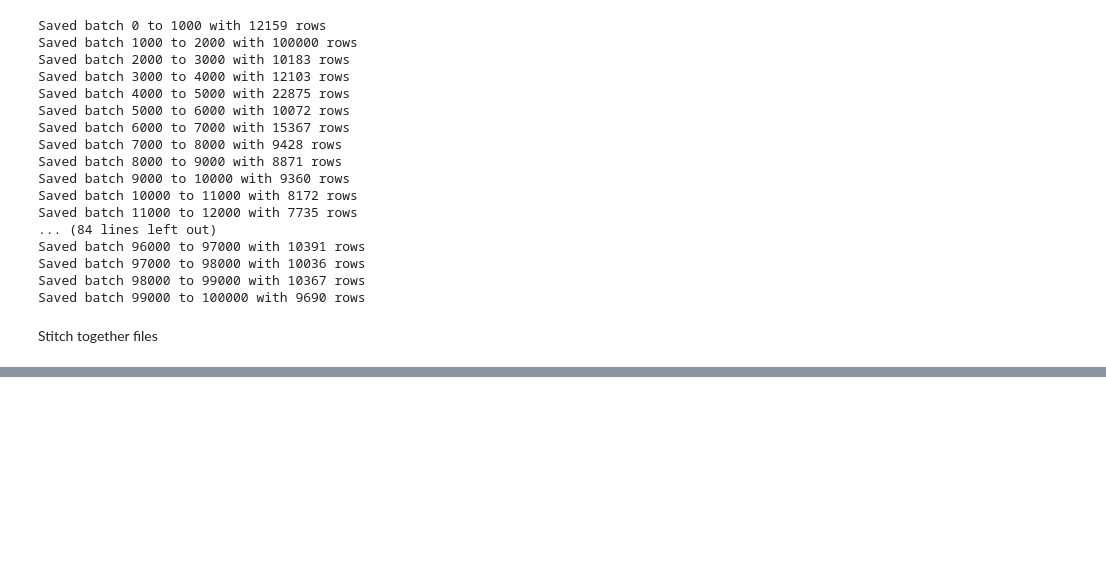
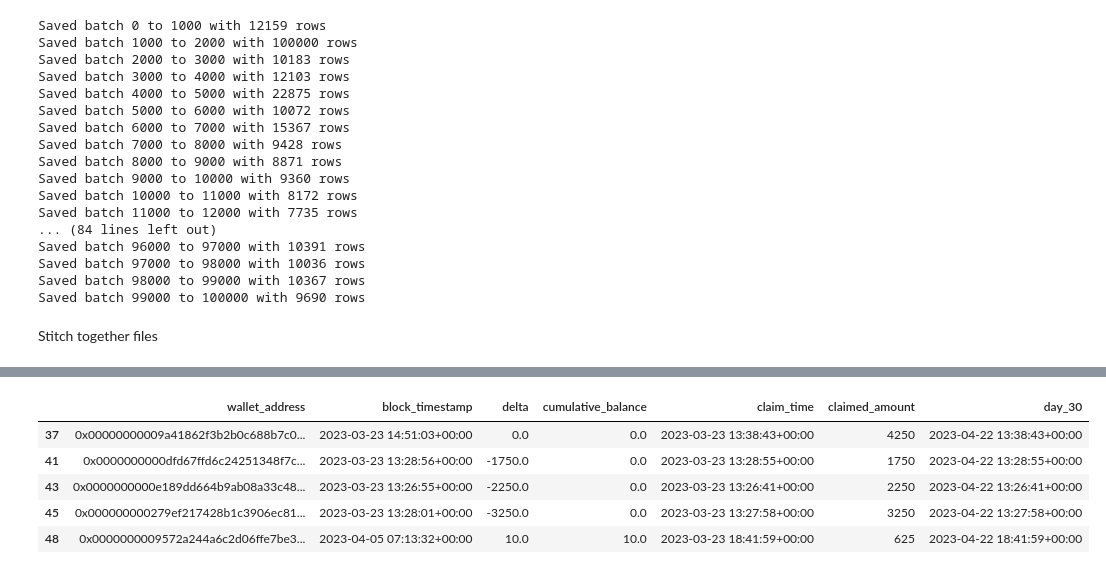
Before and after one commit to PointingNoWhere/arb_airdrop, a Jupyter notebook: notebooks/04_smd_arbdata_wallet_balance.ipynb, the cells around one changed output, grey strips where cells are left out. Drawn from its saved outputs; the diff is of its cells as text; code cells hidden in the pictures; blank space fills up the shorter version.

```diff
--- a/notebooks/04_smd_arbdata_wallet_balance.ipynb
+++ b/notebooks/04_smd_arbdata_wallet_balance.ipynb
@@ -85,0 +165,27 @@ ValueError: No objects to concatenate
+# %%
+recipients_df['claim_time'] = pd.to_datetime(recipients_df['claim_time'])
+daily_balances['block_timestamp'] = pd.to_datetime(daily_balances['block_timestamp'])
+# %%
+# Merge to get claim_time and claimed_amount in daily_balances
+merged_df = daily_balances.merge(
+    recipients_df[['wallet_address', 'claim_time', 'claimed_amount']],
+    on='wallet_address',
+    how='left'
+)
+# %%
+# Ensure all timestamps are UTC-aware and comparable
+merged_df['block_timestamp'] = pd.to_datetime(merged_df['block_timestamp'], utc=True)
+merged_df['claim_time'] = pd.to_datetime(merged_df['claim_time'], utc=True)
+merged_df['day_30'] = merged_df['claim_time'] + pd.Timedelta(days=30)
+# %%
+# Filter rows within the 30-day window
+filtered_df = merged_df[merged_df['block_timestamp'] <= merged_df['day_30']]
+
+# Keep the latest record per wallet before day 30
+latest_balance = filtered_df.sort_values(['wallet_address', 'block_timestamp']) \
+    .groupby('wallet_address').tail(1)
+
+# Select relevant columns
+final_df = latest_balance[['wallet_address', 'claimed_amount', 'cumulative_balance', 'block_timestamp']]
+
+print(final_df.info())
@@ -85,0 +205,9 @@ ValueError: No objects to concatenate
+# %%
+display(latest_balance.head())
+# %% [output]
+|  | wallet_address | block_timestamp | delta | cumulative_balance | claim_time | claimed_amount | day_30 |
+| 37 | 0x00000000009a41862f3b2b0c688b7c0... | 2023-03-23 14:51:03+00:00 | 0.0 | 0.0 | 2023-03-23 13:38:43+00:00 | 4250 | 2023-04-22 13:38:43+00:00 |
+| 41 | 0x0000000000dfd67ffd6c24251348f7c... | 2023-03-23 13:28:56+00:00 | -1750.0 | 0.0 | 2023-03-23 13:28:55+00:00 | 1750 | 2023-04-22 13:28:55+00:00 |
+| 43 | 0x0000000000e189dd664b9ab08a33c48... | 2023-03-23 13:26:55+00:00 | -2250.0 | 0.0 | 2023-03-23 13:26:41+00:00 | 2250 | 2023-04-22 13:26:41+00:00 |
+| 45 | 0x000000000279ef217428b1c3906ec81... | 2023-03-23 13:28:01+00:00 | -3250.0 | 0.0 | 2023-03-23 13:27:58+00:00 | 3250 | 2023-04-22 13:27:58+00:00 |
+| 48 | 0x0000000009572a244a6c2d06ffe7be3... | 2023-04-05 07:13:32+00:00 | 10.0 | 10.0 | 2023-03-23 18:41:59+00:00 | 625 | 2023-04-22 18:41:59+00:00 |
```
Also changed, not shown: parts of 15 cells of this notebook, 1 other file.
